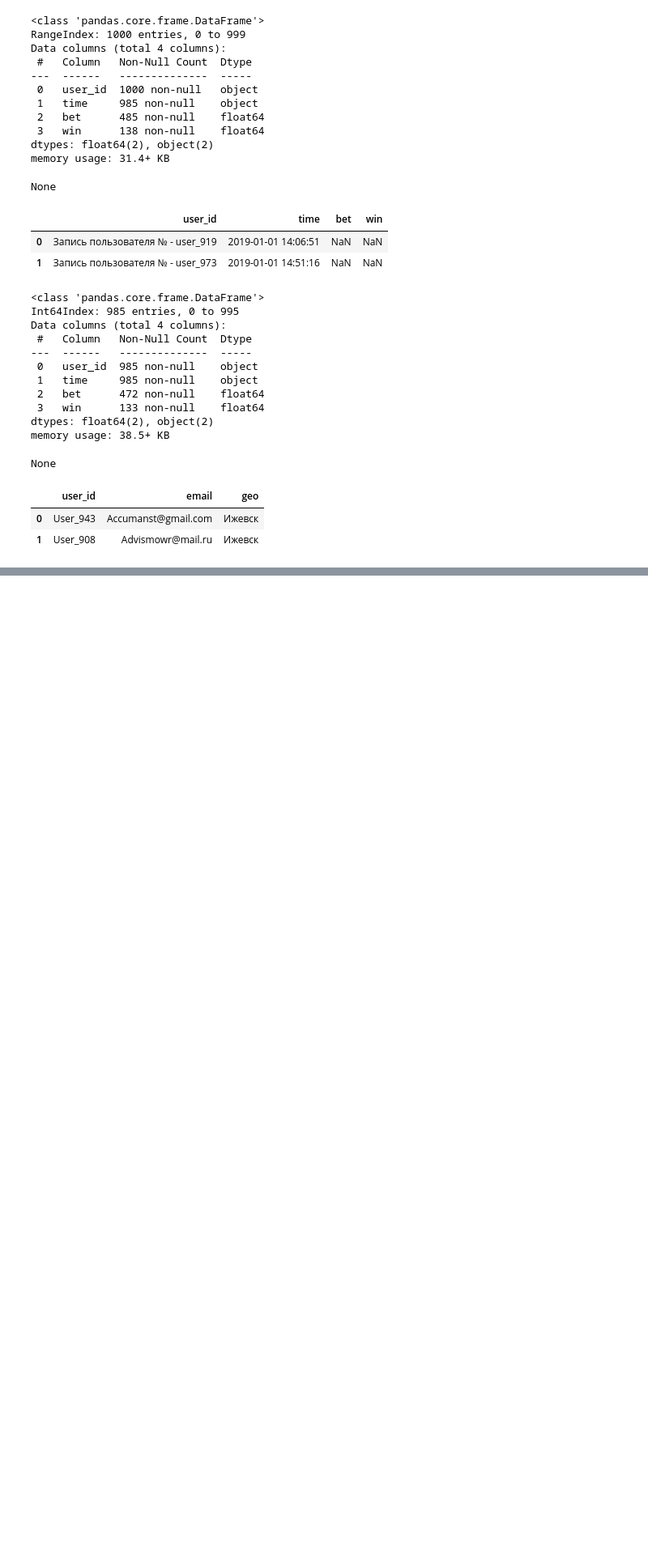
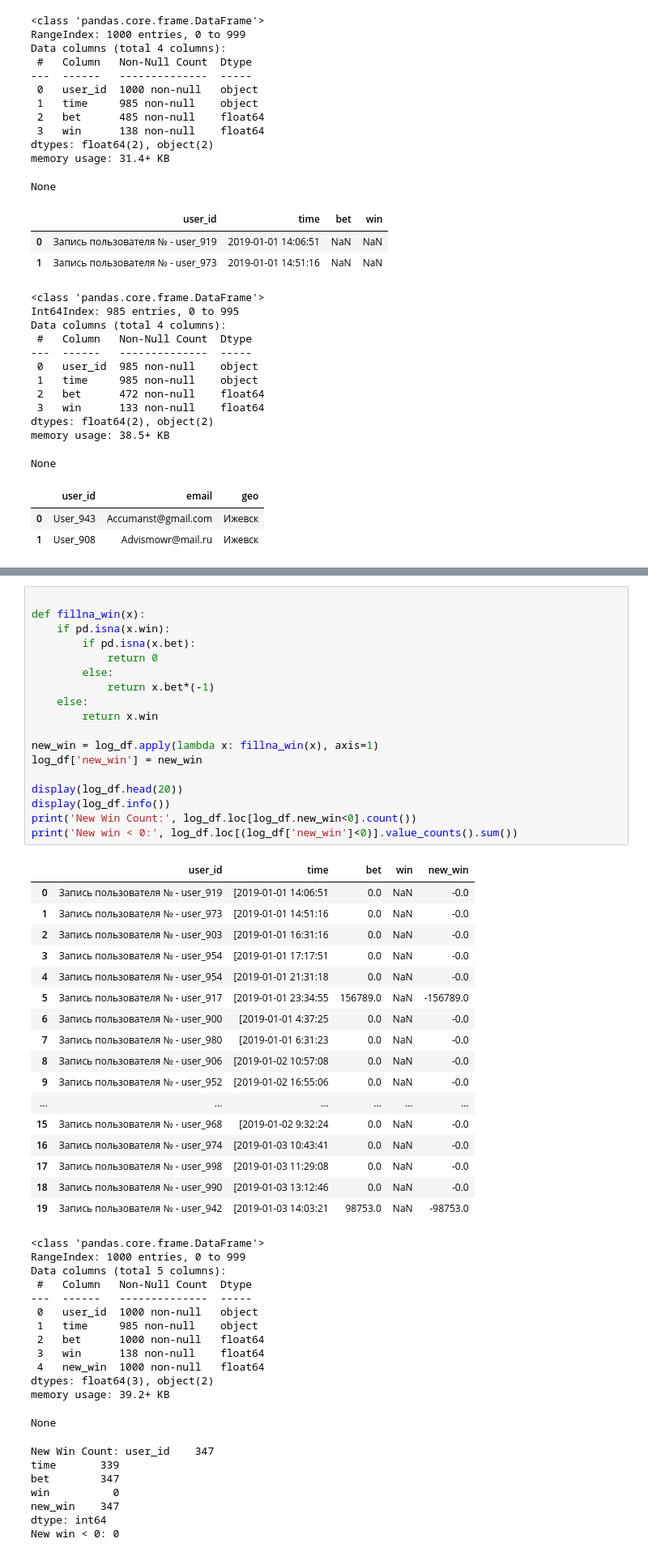
Before and after one commit to elynets/skillfactory, a Jupyter notebook: Unit3/Unit3-2-Py11.ipynb, the cells around one changed output, grey strips where cells are left out. Shown: that part at 81% size. Drawn from its saved outputs; the diff is of its cells as text; blank space fills up the shorter version.

```diff
--- a/Unit3/Unit3-2-Py11.ipynb
+++ b/Unit3/Unit3-2-Py11.ipynb
@@ -297,0 +332,56 @@ Name: daytime, dtype: int64
+# %%
+
+def fillna_win(x):
+    if pd.isna(x.win):
+        if pd.isna(x.bet):
+            return 0
+        else:
+            return x.bet*(-1)
+    else:
+        return x.win
+
+new_win = log_df.apply(lambda x: fillna_win(x), axis=1)
+log_df['new_win'] = new_win
+
+display(log_df.head(20))
+display(log_df.info())
+print('New Win Count:', log_df.loc[log_df.new_win<0].count())
+print('New win < 0:', log_df.loc[(log_df['new_win']<0)].value_counts().sum())
+# %% [output]
+|  | user_id | time | bet | win | new_win |
+| 0 | Запись пользователя № - user_919 | [2019-01-01 14:06:51 | 0.0 | NaN | -0.0 |
+| 1 | Запись пользователя № - user_973 | [2019-01-01 14:51:16 | 0.0 | NaN | -0.0 |
+| 2 | Запись пользователя № - user_903 | [2019-01-01 16:31:16 | 0.0 | NaN | -0.0 |
+| 3 | Запись пользователя № - user_954 | [2019-01-01 17:17:51 | 0.0 | NaN | -0.0 |
+| 4 | Запись пользователя № - user_954 | [2019-01-01 21:31:18 | 0.0 | NaN | -0.0 |
+| 5 | Запись пользователя № - user_917 | [2019-01-01 23:34:55 | 156789.0 | NaN | -156789.0 |
+| 6 | Запись пользователя № - user_900 | [2019-01-01 4:37:25 | 0.0 | NaN | -0.0 |
+| 7 | Запись пользователя № - user_980 | [2019-01-01 6:31:23 | 0.0 | NaN | -0.0 |
+| 8 | Запись пользователя № - user_906 | [2019-01-02 10:57:08 | 0.0 | NaN | -0.0 |
+| 9 | Запись пользователя № - user_952 | [2019-01-02 16:55:06 | 0.0 | NaN | -0.0 |
+| ... | ... | ... | ... | ... | ... |
+| 15 | Запись пользователя № - user_968 | [2019-01-02 9:32:24 | 0.0 | NaN | -0.0 |
+| 16 | Запись пользователя № - user_974 | [2019-01-03 10:43:41 | 0.0 | NaN | -0.0 |
+| 17 | Запись пользователя № - user_998 | [2019-01-03 11:29:08 | 0.0 | NaN | -0.0 |
+| 18 | Запись пользователя № - user_990 | [2019-01-03 13:12:46 | 0.0 | NaN | -0.0 |
+| 19 | Запись пользователя № - user_942 | [2019-01-03 14:03:21 | 98753.0 | NaN | -98753.0 |
+<class 'pandas.core.frame.DataFrame'>
+RangeIndex: 1000 entries, 0 to 999
+Data columns (total 5 columns):
+ #   Column   Non-Null Count  Dtype
+---  ------   --------------  -----
+ 0   user_id  1000 non-null   object
+ 1   time     985 non-null    object
+ 2   bet      1000 non-null   float64
+ 3   win      138 non-null    float64
+ 4   new_win  1000 non-null   float64
+dtypes: float64(3), object(2)
+memory usage: 39.2+ KB
+None
+New Win Count: user_id    347
+time       339
+bet        347
+win          0
+new_win    347
+dtype: int64
+New win < 0: 0
```
Also changed, not shown: parts of 14 cells of this notebook.
